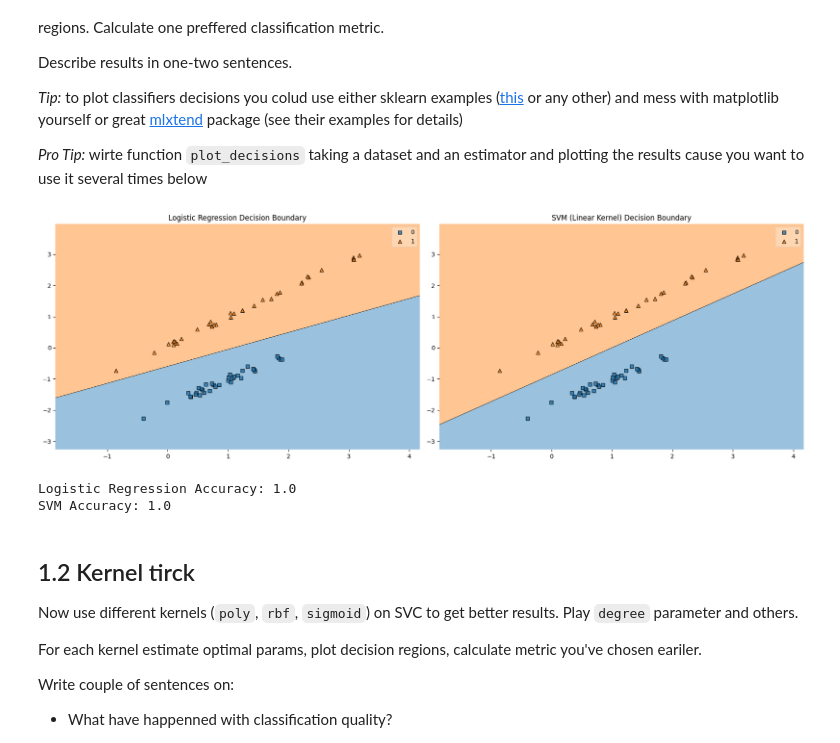
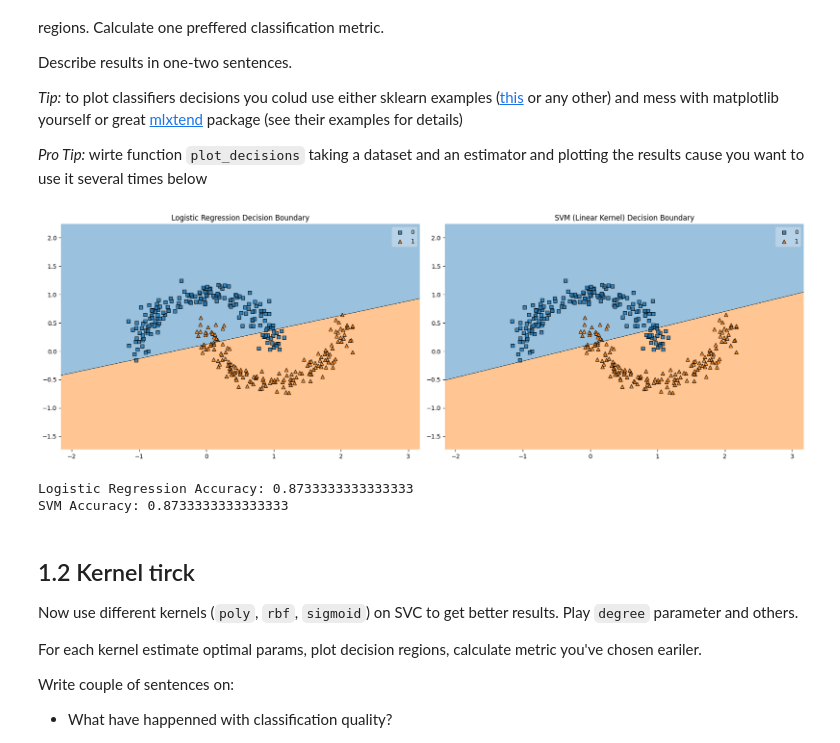
Before and after one commit to btttttong/M3_2024_Advance-ML, a Jupyter notebook: HW1-2/Lab1_part3_SVM.ipynb, the cells around one changed output. Cells and saved outputs as stored; diff of their text form; code cells hidden in the pictures.

```diff
--- a/HW1-2/Lab1_part3_SVM.ipynb
+++ b/HW1-2/Lab1_part3_SVM.ipynb
@@ -60,19 +60,9 @@ from sklearn.metrics import accuracy_score, f1_score
 from mlxtend.plotting import plot_decision_regions
 import matplotlib.pyplot as plt
 
-# Generate synthetic dataset
-X, y = make_classification(
-    n_samples=100,
-    n_features=2,        # Total features
-    n_informative=2,     # Both features should be informative
-    n_redundant=0,       # No redundant features
-    n_repeated=0,        # No repeated features
-    n_classes=2,
-    n_clusters_per_class=1,
-    random_state=42
-)
+
 # Split into training and testing sets
-X_train, X_test, y_train, y_test = train_test_split(X, y, test_size=0.3, random_state=42)
+X_train, X_test, y_train, y_test = train_test_split(moons_points, moons_labels, test_size=0.3, random_state=42)
 
 # Initialize models
 lr = LogisticRegression()
@@ -81,36 +71,36 @@ svm = SVC(kernel='linear')
 # Train Logistic Regression and SVM
 lr.fit(X_train, y_train)
 svm.fit(X_train, y_train)
 
 # Create subplots to plot decision boundaries
 fig, ax = plt.subplots(1, 2, figsize=(18, 6))
 
 # Plot decision regions for Logistic Regression
 ax[0].set_title("Logistic Regression Decision Boundary")
 plot_decision_regions(X_train, y_train, clf=lr, ax=ax[0])
 
 # Plot decision regions for SVM
 ax[1].set_title("SVM (Linear Kernel) Decision Boundary")
 plot_decision_regions(X_train, y_train, clf=svm, ax=ax[1])
 
 # Adjust layout and display
 plt.tight_layout()
 plt.show()
 
 # Predict on test data
 y_pred_lr = lr.predict(X_test)
 y_pred_svm = svm.predict(X_test)
 
 # Calculate accuracy or other metric
 acc_lr = accuracy_score(y_test, y_pred_lr)
 acc_svm = accuracy_score(y_test, y_pred_svm)
 
 print(f"Logistic Regression Accuracy: {acc_lr}")
 print(f"SVM Accuracy: {acc_svm}")
 # %% [output]
-[figure, old version]
+[figure, new version]
-Logistic Regression Accuracy: 1.0
-SVM Accuracy: 1.0
+Logistic Regression Accuracy: 0.8733333333333333
+SVM Accuracy: 0.8733333333333333
 # %% [markdown]
 ## 1.2 Kernel tirck
 
```
Also changed, not shown: parts of 9 cells of this notebook, 2 other files.
